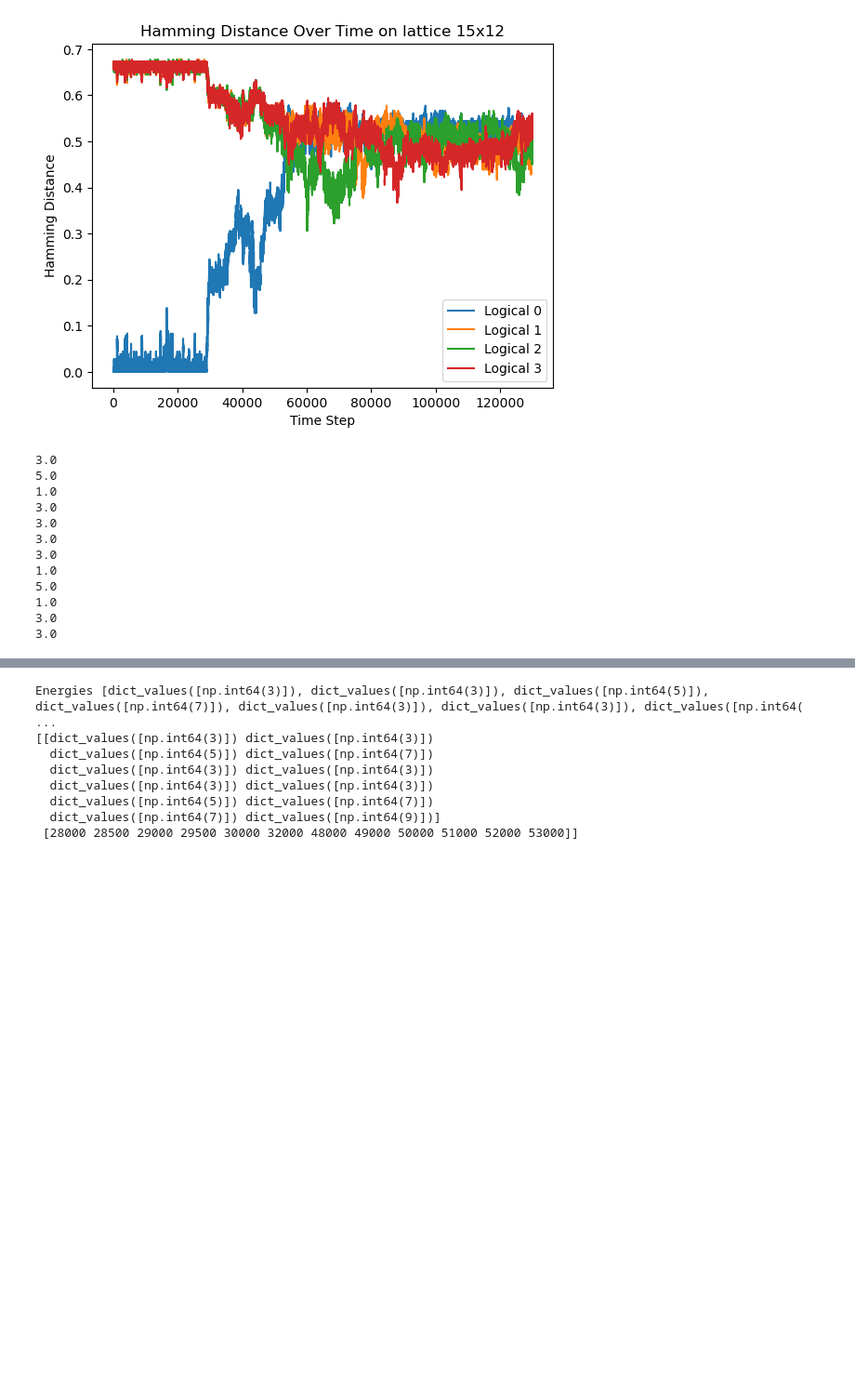
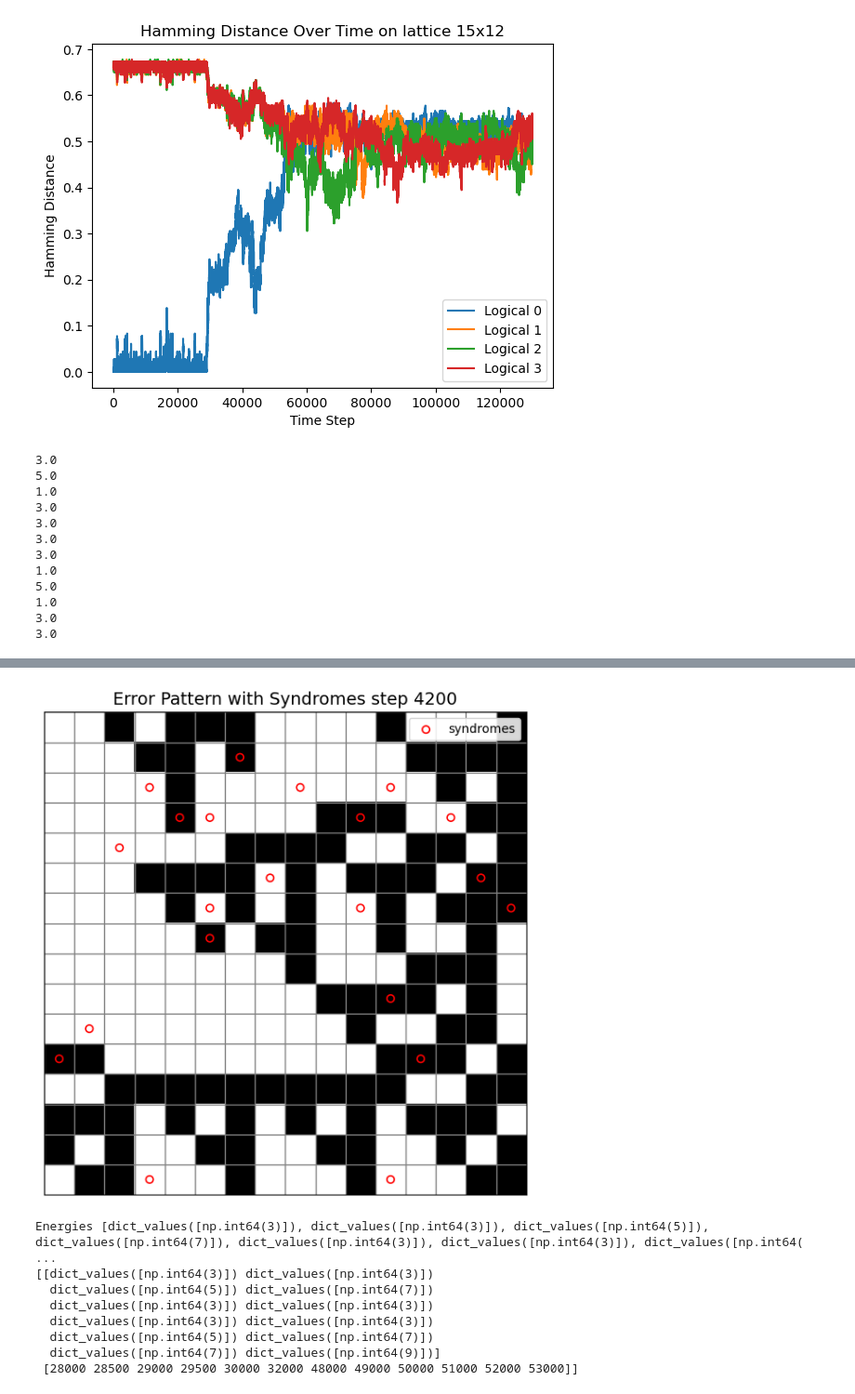
Before and after one commit to toM0dots/XYZ-color-code, a Jupyter notebook: XYZ_color_code/Optimal_decoder.ipynb, the cells around one changed output, grey strips where cells are left out. Shown at 93% size. Saved outputs shown, nothing was run; the diff lists cells and outputs as text; code cells hidden in the pictures; blank space fills up the shorter version.

```diff
--- a/XYZ_color_code/Optimal_decoder.ipynb
+++ b/XYZ_color_code/Optimal_decoder.ipynb
@@ -1893,3 +1696,70 @@ for time in times:
+# %%
+import numpy as np
+import matplotlib.pyplot as plt
+
+# --- inputs ---
+def syndrome_plotting(error_patterns:list, times:list):
+    for time in times:
+A = error_patterns[time]                    # (nrows, ncols) binary array for square colors (0/1)
+# EITHER: B as same-shape 0/1 mask:
+B_mask = syndrome_detector(error_patterns[time])               # (nrows, ncols) bool or {0,1}
+# OR: B as a list/array of (row, col) integer coords:
+# B_coords = np.array([[r0,c0],[r1,c1], ...], dtype=int)
+
+nrows, ncols = A.shape
+
+# 1) make a checkerboard background
+# checker[i,j] = 0,1 alternating
+checker = (np.add.outer(np.arange(nrows), np.arange(ncols)) % 2).astype(float)
+
+fig, ax = plt.subplots(figsize=(6, 6))
+
+# 2) checkerboard (light), note inverted y via extent
+ax.imshow(
+    checker, cmap='Greys', interpolation='none', alpha=0.30,
+    extent=[-0.5, ncols-0.5, nrows-0.5, -0.5],  # xmin,xmax,ymin,ymax; ymin>ymax flips y
+    zorder=0
+)
+
+# 3) binary lattice A as square color grid (crisp pixels)
+ax.imshow(
+    A, cmap='binary', interpolation='none',
+    extent=[-0.5, ncols-0.5, nrows-0.5, -0.5],
+    zorder=1
+)
+
+# 4) overlay B as dots at cell centers
+# If B is a mask:
+rows, cols = np.where(B_mask)
+# If instead you have B_coords, uncomment next line:
+# rows, cols = B_coords[:,0], B_coords[:,1]
+
+# because y is inverted by extent, map row -> y via (nrows-1-row)
+x = cols.astype(float)
+y = rows.astype(float)
+
+ax.scatter(
+    x, y, s=36, marker='o',
+    facecolors='none', edgecolors='red', linewidths=1.2,
+    label='syndromes', zorder=3
+)
+
+# 5) lattice-aligned gridlines (on half-integers)
+ax.set_xticks(np.arange(ncols) - 0.5, minor=True)
+ax.set_yticks(np.arange(nrows) - 0.5, minor=True)
+ax.grid(which='minor', color='gray', linestyle='-', linewidth=1)
+ax.tick_params(which='minor', length=0)  # hide minor tick marks
+
+# 6) clean axes
+ax.set_xticks([]); ax.set_yticks([])
+ax.set_xlim(-0.5, ncols-0.5); ax.set_ylim(nrows-0.5, -0.5)  # match the inverted extent
+ax.set_aspect('equal')
+ax.set_title(f'Error Pattern with Syndromes step {time}', fontsize=14)
+ax.legend(framealpha=0.85, loc='upper right')
+
+plt.tight_layout(); plt.show()
+# %% [output]
+[figure, added]
 # %%
 print("Energies", Es)
 # print(len(Es),len(times))
```
Also changed, not shown: parts of 22 cells of this notebook, 33 other files.
